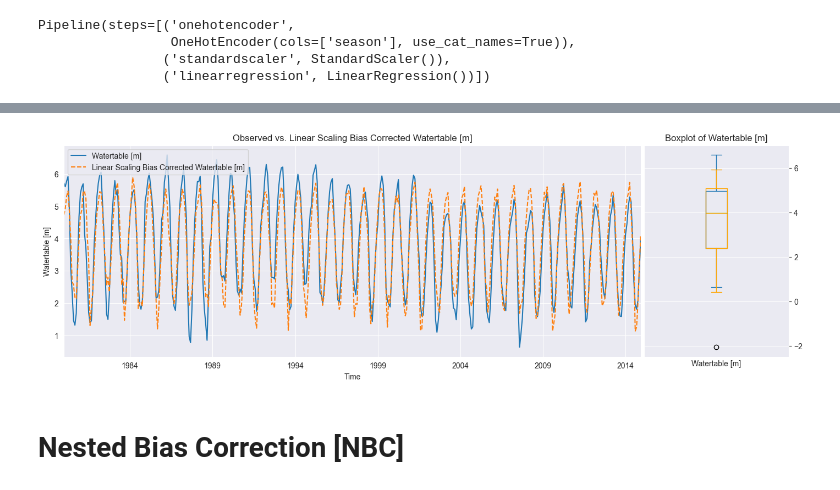
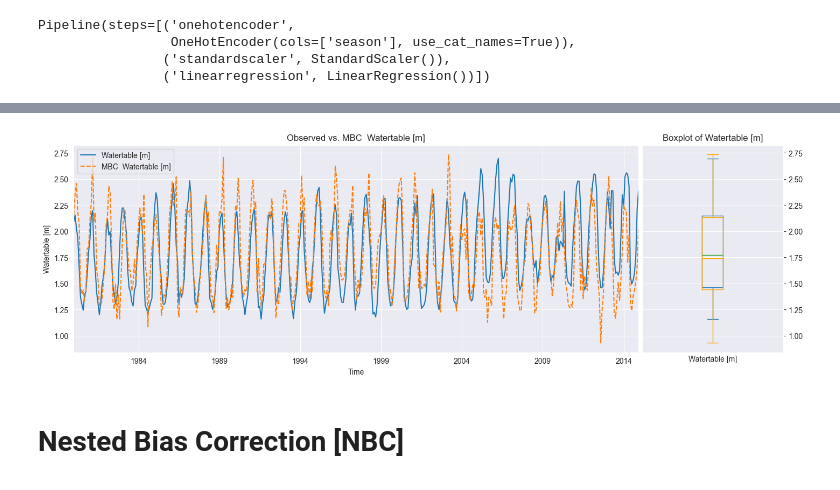
Before and after one commit to sadat-saim/pyBiasCorrect, a Jupyter notebook: Groundwater Downscaling-NBC-hist.ipynb, the cells around one changed output, grey strips where cells are left out. Cells and saved outputs as stored; diff of their text form; code cells hidden in the pictures.

```diff
--- a/Groundwater Downscaling-NBC-hist.ipynb
+++ b/Groundwater Downscaling-NBC-hist.ipynb
@@ -29,7 +29,7 @@ from modules import wrangle
 # %% [markdown]
 Path of the Reanalysis and GCM netCDF Files
 # %%
-path_station = r"F:\Reanalysis Data\Monthly\Observed\Ground WaterGT294700720321.xlsx"
+path_station = r"F:\Reanalysis Data\Monthly\Observed\Ground WaterGT041900320314.xlsx"
 # Directory containing the reanalysis NetCDF files
 path_reanalysis = r"F:\Reanalysis Data\Monthly\Reanalysis"
 # Directory containing the gcm NetCDF files
@@ -310,8 +311,12 @@ ax.legend(["Actual", "Downscaled", "Bias Corrected LS"]);
 # %%
-plot_compare_time_series_and_boxplot(y, linear_scaling(y, downscaled, method="multiplicative"), variable_name="Watertable [m]",
-                                     alt_legend= "Linear Scaling Bias Corrected")
+from modules import monthly_bias_correction
+
+mbc = monthly_bias_correction(y[: downscaled.index[-1]], downscaled[y.index[0]:])
+
+plot_compare_time_series_and_boxplot(y, mbc, variable_name="Watertable [m]",
+                                     alt_legend= "MBC ")
 # %% [output]
-[figure, old version]
+[figure, new version]
 # %% [markdown]
 # Nested Bias Correction [NBC]
 # %%
```
Also changed, not shown: parts of 22 cells of this notebook.
